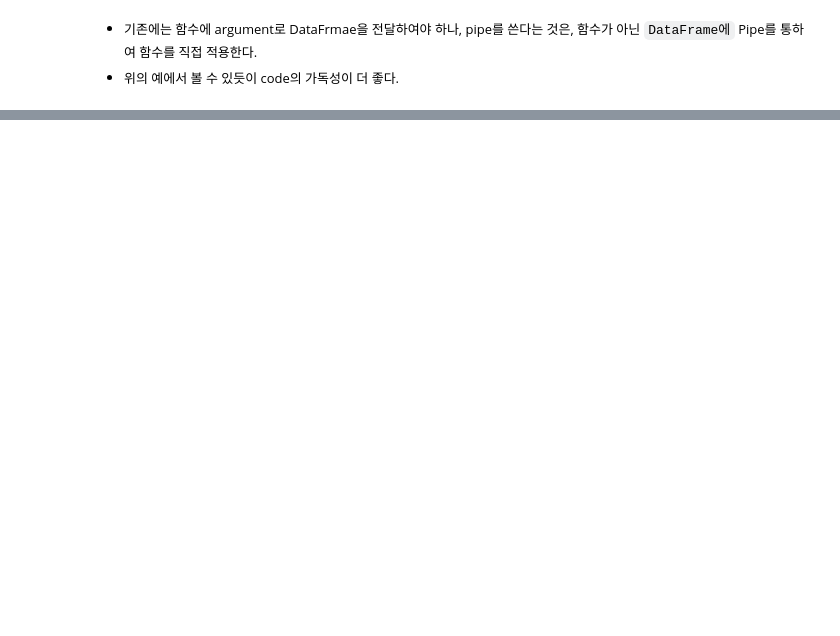
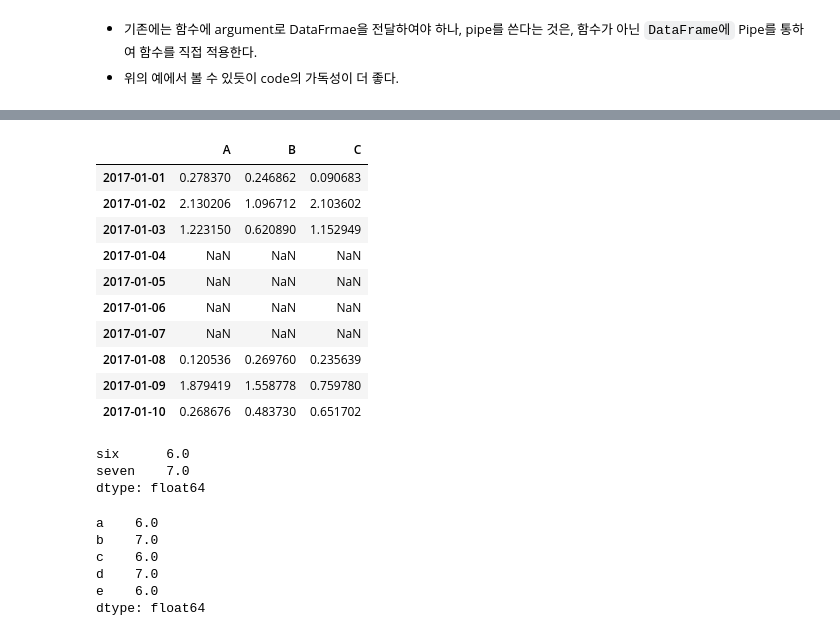
Before and after one commit to tarkseomoon/Project_WSL, a Jupyter notebook: PandasUserGuide/userGuide/03-EssentialBasicFunctionality/04-functionApplication.ipynb, the cells around one changed output, grey strips where cells are left out. Saved outputs shown, nothing was run; the diff lists cells and outputs as text; code cells hidden in the pictures; blank space fills up the shorter version.

```diff
--- a/PandasUserGuide/userGuide/03-EssentialBasicFunctionality/04-functionApplication.ipynb
+++ b/PandasUserGuide/userGuide/03-EssentialBasicFunctionality/04-functionApplication.ipynb
@@ -128,0 +294,16 @@ tsdf.agg({'A': 'mean', 'B':'sum'})
+# %%
+# Here transform() received a single function; this is equivalent to a "ufunc" application.
+# can recieve multiple functions including lambda func, dictionary
+tsdf.transform(np.abs)
+# %% [output]
+|  | A | B | C |
+| 2017-01-01 | 0.278370 | 0.246862 | 0.090683 |
+| 2017-01-02 | 2.130206 | 1.096712 | 2.103602 |
+| 2017-01-03 | 1.223150 | 0.620890 | 1.152949 |
+| 2017-01-04 | NaN | NaN | NaN |
+| 2017-01-05 | NaN | NaN | NaN |
+| 2017-01-06 | NaN | NaN | NaN |
+| 2017-01-07 | NaN | NaN | NaN |
+| 2017-01-08 | 0.120536 | 0.269760 | 0.235639 |
+| 2017-01-09 | 1.879419 | 1.558778 | 0.759780 |
+| 2017-01-10 | 0.268676 | 0.483730 | 0.651702 |
@@ -128,0 +313,24 @@ tsdf.agg({'A': 'mean', 'B':'sum'})
+# %%
+s = pd.Series(
+    ["six", "seven", "six", "seven", "six"], index=["a", "b", "c", "d", "e"]
+)
+
+t = pd.Series({"six": 6.0, "seven": 7.0})
+# Series를 dictionary로 정의 할 때 keys는 row index가 된다.(whereas DataFrame: column index)
+
+t
+# %% [output]
+six      6.0
+seven    7.0
+dtype: float64
+# %%
+# s Series의 value값과 t Series의 index를 mapping한다.
+# mapping을 위한 t Series를 정의하여 처리한다.
+s.map(t)
+# %% [output]
+a    6.0
+b    7.0
+c    6.0
+d    7.0
+e    6.0
+dtype: float64
```
Also changed, not shown: parts of 23 cells of this notebook, 6 other files.
